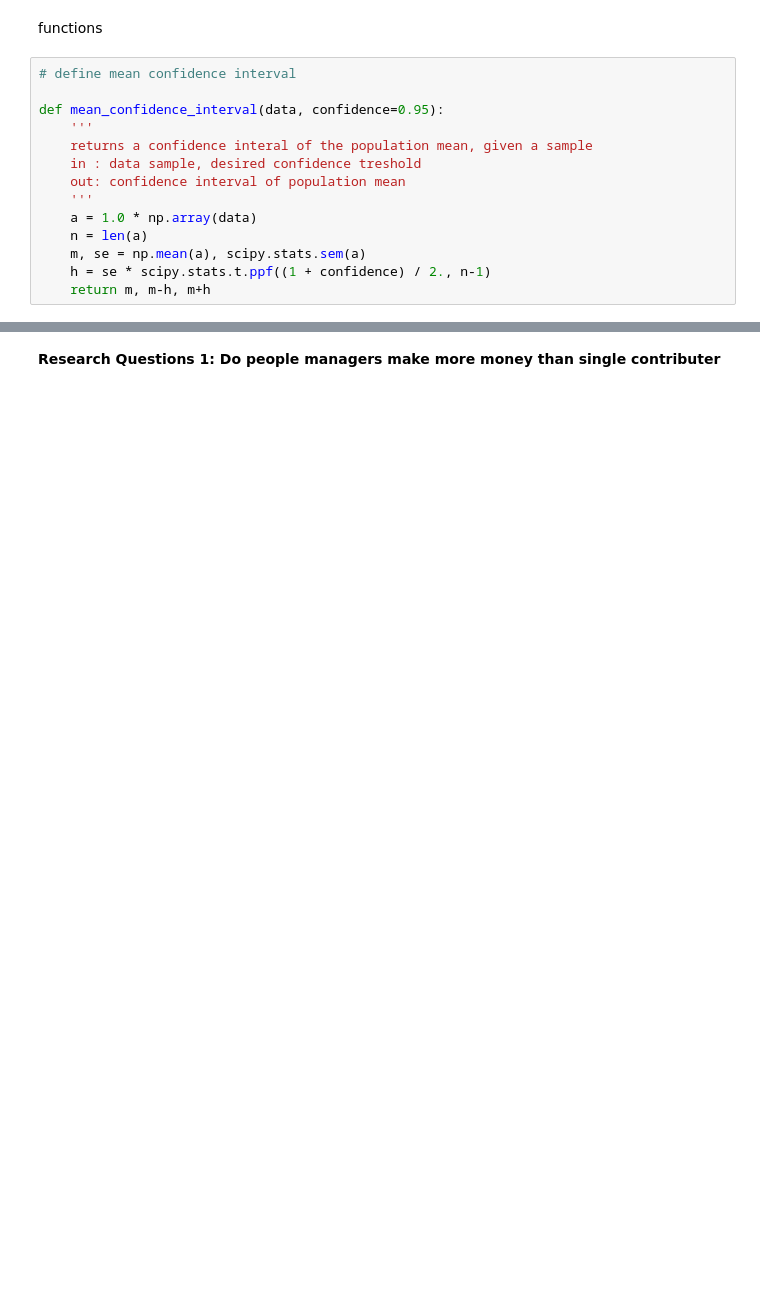
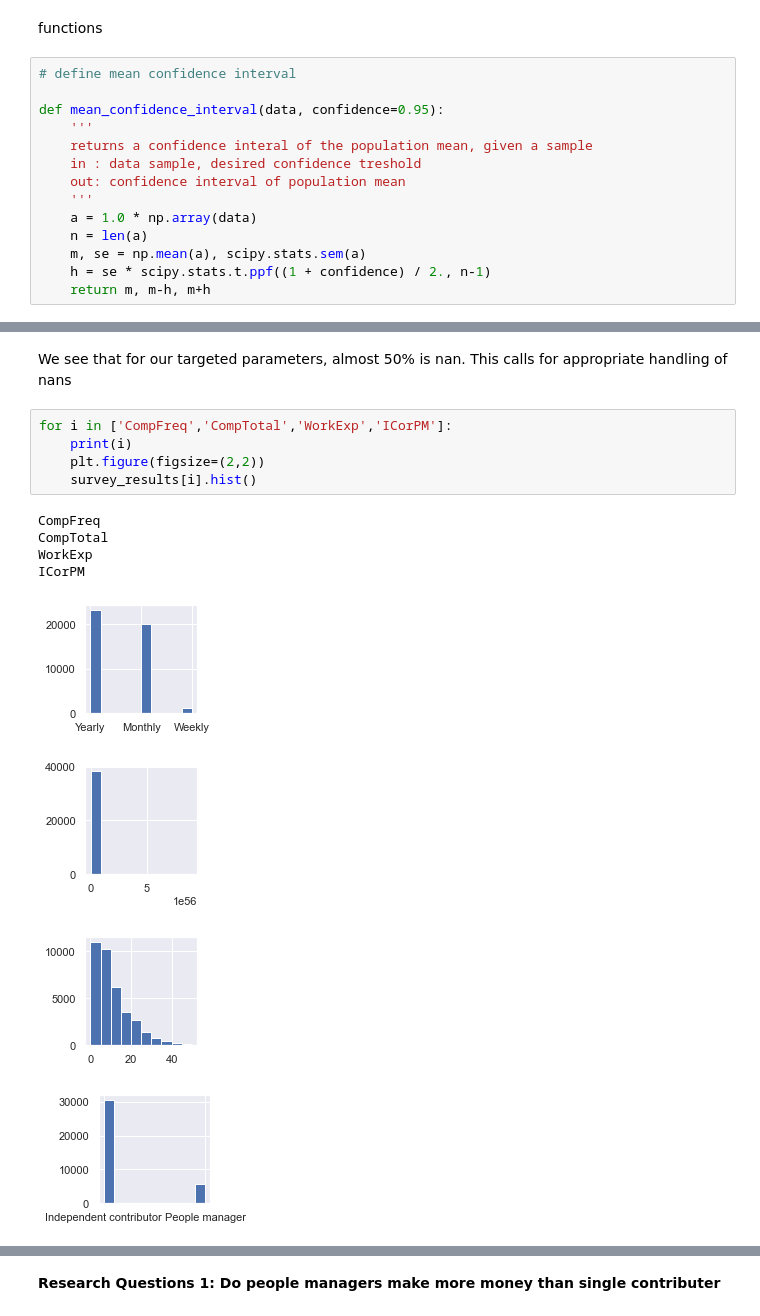
Before and after one commit to NicolaasOriePTX/udacity-nanodegree-project1, a Jupyter notebook: main.ipynb, the cells around one changed output, grey strips where cells are left out. Drawn from its saved outputs; the diff is of its cells as text; blank space fills up the shorter version.

```diff
--- a/main.ipynb
+++ b/main.ipynb
@@ -40,0 +79,16 @@ def mean_confidence_interval(data, confidence=0.95):
+# %% [markdown]
+We see that for our targeted parameters, almost 50% is nan. This calls for appropriate handling of nans
+# %%
+for i in ['CompFreq','CompTotal','WorkExp','ICorPM']:
+    print(i)
+    plt.figure(figsize=(2,2))
+    survey_results[i].hist()
+# %% [output]
+CompFreq
+CompTotal
+WorkExp
+ICorPM
+[figure, added]
+[figure, added]
+[figure, added]
+[figure, added]
```
Also changed, not shown: parts of 71 cells of this notebook.
